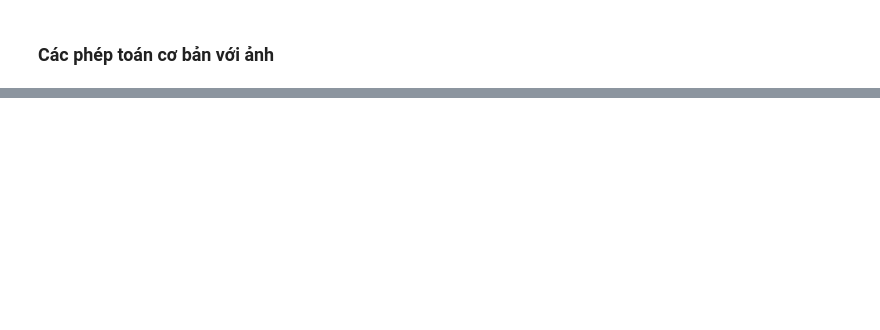
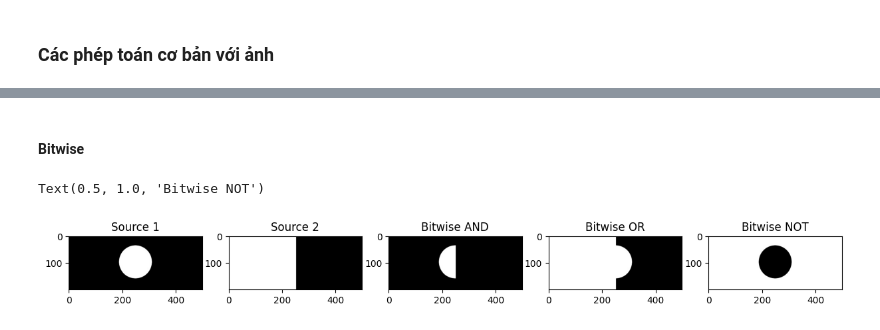
Before and after one commit to DongNQ225284/ComputerVision, a Jupyter notebook: opencv/2100.summary.ipynb, the cells around one changed output, grey strips where cells are left out. Cells and saved outputs as stored; diff of their text form; code cells hidden in the pictures; blank space fills up the shorter version.

```diff
--- a/opencv/2100.summary.ipynb
+++ b/opencv/2100.summary.ipynb
@@ -81,2 +122,23 @@ plt.imshow(apollo)
+# %% [markdown]
+#### Bitwise
 # %%
-# Phép cộng ảnh : Cộng giá trị của 2 phần tử tương ứng, nếu vượt quá 255 thì tự động làm tròn xuống
+src1 = cv2.imread("images/circle.jpg", cv2.IMREAD_GRAYSCALE)
+src2 = cv2.imread("images/rectangle.jpg", cv2.IMREAD_GRAYSCALE)
+# bitwise AND : Lấy giá trị của 2 phần tử tương ứng, nếu cả 2 đều là 1 thì kết quả là 1, ngược lại là 0
+img_and = cv2.bitwise_and(src1, src2)
+
+# bitwise OR : Lấy giá trị của 2 phần tử tương ứng, nếu cả 2 đều là 0 thì kết quả là 0, ngược lại là 1
+img_or = cv2.bitwise_or(src1, src2)
+
+# bitwise NOT : Lấy giá trị của 2 phần tử tương ứng, nếu là 0 thì kết quả là 1, ngược lại là 0
+img_not = cv2.bitwise_not(src1)
+
+plt.figure(figsize=[15, 5])
+plt.subplot(151); plt.imshow(src1, cmap="gray"); plt.title("Source 1")
+plt.subplot(152); plt.imshow(src2, cmap="gray"); plt.title("Source 2")
+plt.subplot(153); plt.imshow(img_and, cmap="gray"); plt.title("Bitwise AND")
+plt.subplot(154); plt.imshow(img_or, cmap="gray"); plt.title("Bitwise OR")
+plt.subplot(155); plt.imshow(img_not, cmap="gray"); plt.title("Bitwise NOT")
+# %% [output]
+Text(0.5, 1.0, 'Bitwise NOT')
+[figure, added]
```
Also changed, not shown: parts of 10 cells of this notebook, 4 other files.
